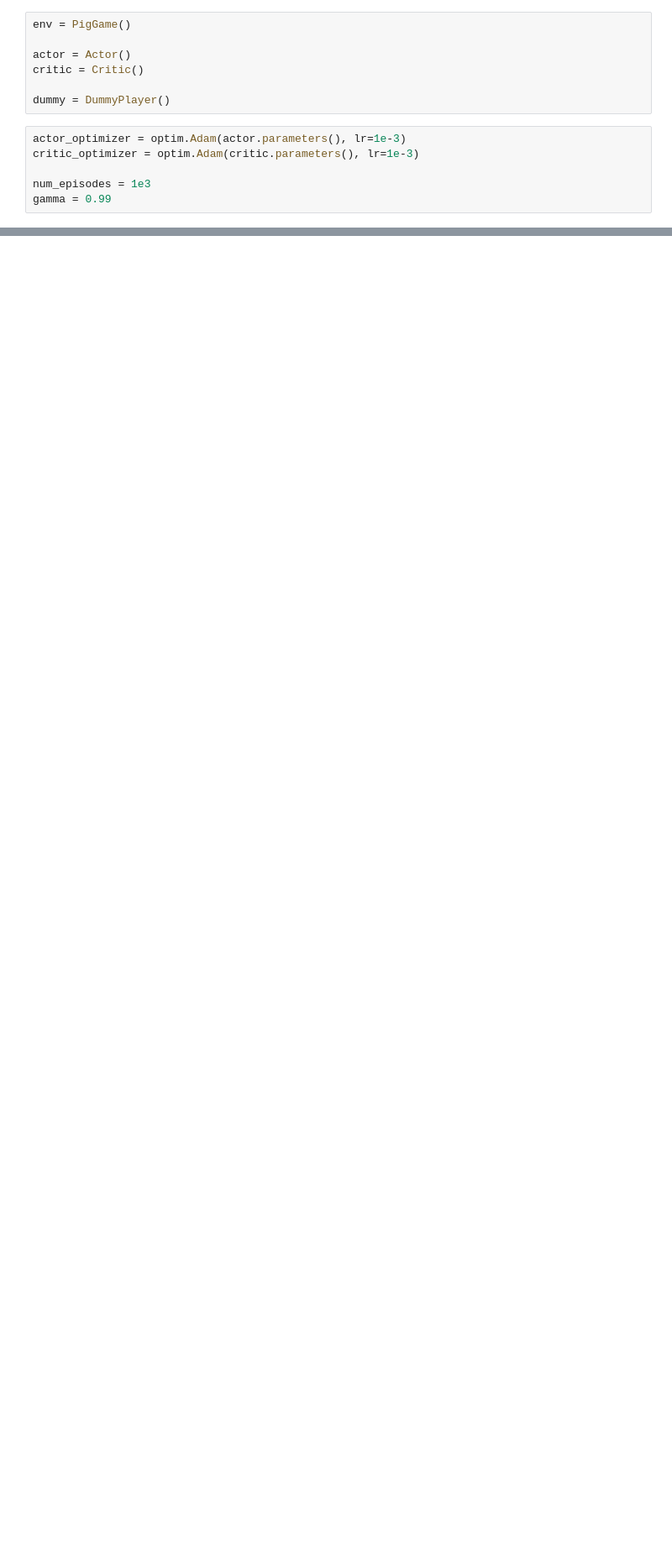
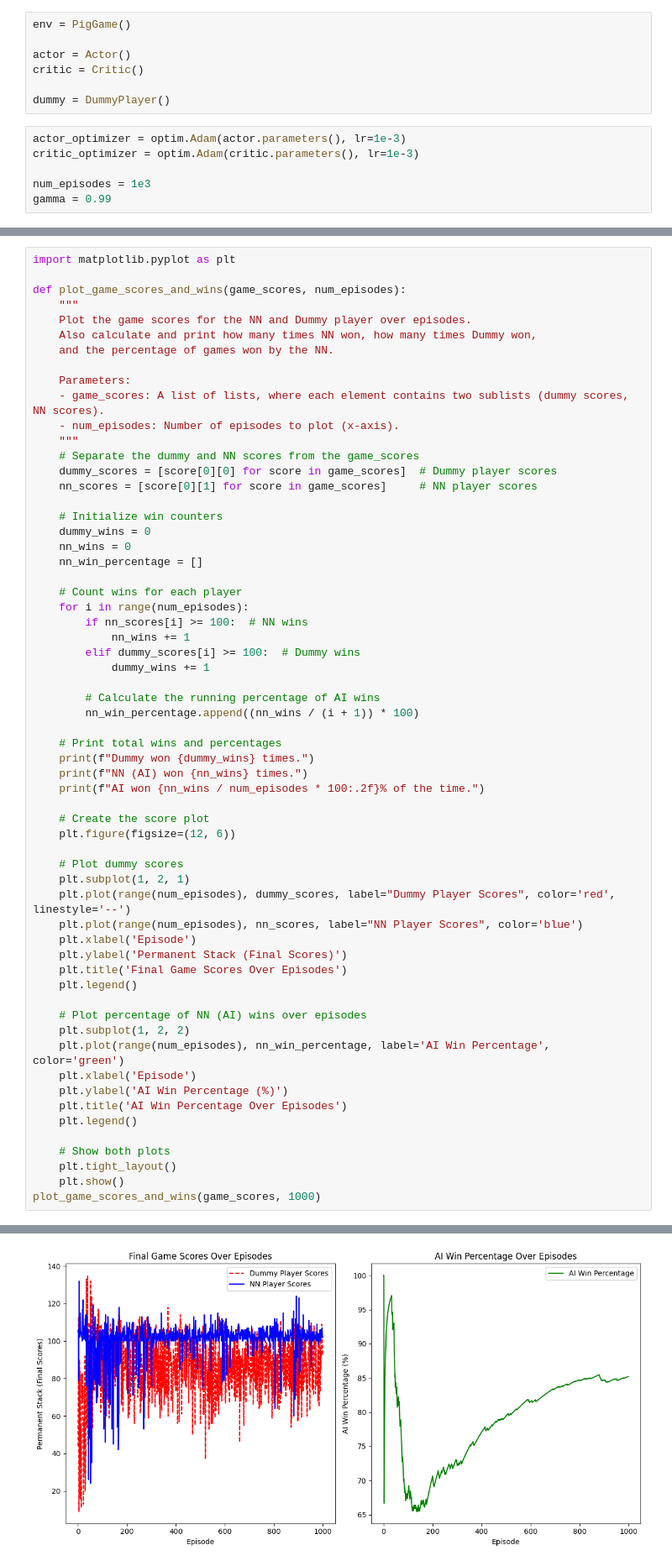
Before and after one commit to LeweLotki/PigGame, a Jupyter notebook: PigGame.ipynb, the cells around one changed output, grey strips where cells are left out. Shown: that part at 84% size. Drawn from its saved outputs; the diff is of its cells as text; blank space fills up the shorter version.

```diff
--- a/PigGame.ipynb
+++ b/PigGame.ipynb
@@ -78,0 +82,62 @@ plt.show()
+# %%
+import matplotlib.pyplot as plt
+
+def plot_game_scores_and_wins(game_scores, num_episodes):
+    """
+    Plot the game scores for the NN and Dummy player over episodes.
+    Also calculate and print how many times NN won, how many times Dummy won,
+    and the percentage of games won by the NN.
+
+    Parameters:
+    - game_scores: A list of lists, where each element contains two sublists (dummy scores, NN scores).
+    - num_episodes: Number of episodes to plot (x-axis).
+    """
+    # Separate the dummy and NN scores from the game_scores
+    dummy_scores = [score[0][0] for score in game_scores]  # Dummy player scores
+    nn_scores = [score[0][1] for score in game_scores]     # NN player scores
+
+    # Initialize win counters
+    dummy_wins = 0
+    nn_wins = 0
+    nn_win_percentage = []
+
+    # Count wins for each player
+    for i in range(num_episodes):
+        if nn_scores[i] >= 100:  # NN wins
+            nn_wins += 1
+        elif dummy_scores[i] >= 100:  # Dummy wins
+            dummy_wins += 1
+
+        # Calculate the running percentage of AI wins
+        nn_win_percentage.append((nn_wins / (i + 1)) * 100)
+
+    # Print total wins and percentages
+    print(f"Dummy won {dummy_wins} times.")
+    print(f"NN (AI) won {nn_wins} times.")
+    print(f"AI won {nn_wins / num_episodes * 100:.2f}% of the time.")
+
+    # Create the score plot
+    plt.figure(figsize=(12, 6))
+
+    # Plot dummy scores
+    plt.subplot(1, 2, 1)
+    plt.plot(range(num_episodes), dummy_scores, label="Dummy Player Scores", color='red', linestyle='--')
+    plt.plot(range(num_episodes), nn_scores, label="NN Player Scores", color='blue')
+    plt.xlabel('Episode')
+    plt.ylabel('Permanent Stack (Final Scores)')
+    plt.title('Final Game Scores Over Episodes')
+    plt.legend()
+
+    # Plot percentage of NN (AI) wins over episodes
+    plt.subplot(1, 2, 2)
+    plt.plot(range(num_episodes), nn_win_percentage, label='AI Win Percentage', color='green')
+    plt.xlabel('Episode')
+    plt.ylabel('AI Win Percentage (%)')
+    plt.title('AI Win Percentage Over Episodes')
+    plt.legend()
+
+    # Show both plots
+    plt.tight_layout()
+    plt.show()
+plot_game_scores_and_wins(game_scores, 1000)
+# %% [output]
@@ -78,0 +147 @@ plt.show()
+[figure, added]
```
Also changed, not shown: parts of 8 cells of this notebook, 1 other file.
